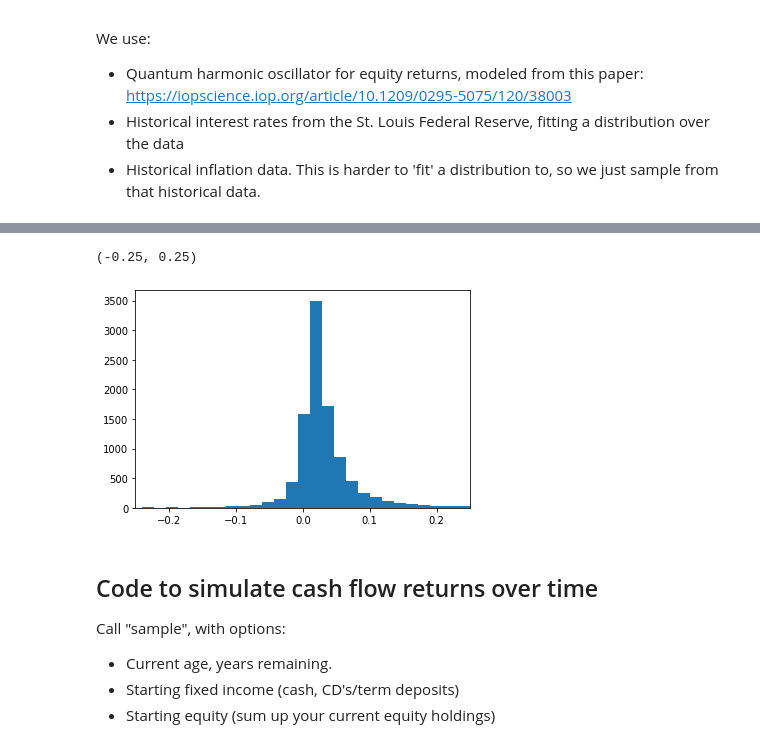
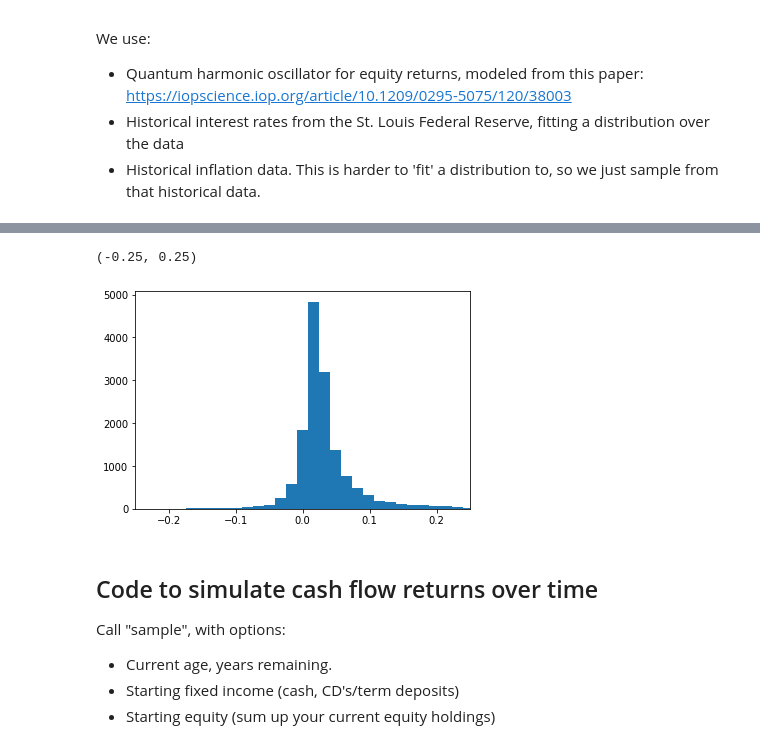
Before and after one commit to 9600dev/mmr, a Jupyter notebook: notebooks/modeling_cash_flows.ipynb, the cells around one changed output, grey strips where cells are left out. Drawn from its saved outputs; the diff is of its cells as text; code cells hidden in the pictures.

```diff
--- a/notebooks/modeling_cash_flows.ipynb
+++ b/notebooks/modeling_cash_flows.ipynb
@@ -291,0 +342,24 @@ pd.DataFrame(equity_distribution_array).describe()
+# %%
+# https://www.officialdata.org/us/stocks/s-p-500/1900
+
+sandp_data = requests.get('https://zd8d32753f2xm110ee.s3.us-west-2.amazonaws.com/sandp1900-2022.csv').text
+monthly_returns = np.array(pd.read_csv(StringIO(sandp_data), parse_dates=['date'])['return'].dropna())
+
+distribution, params = best_fit_distribution(monthly_returns)
+args = params_to_dict(params)
+
+equity_distribution = distribution(*args['args'], scale=args['scale'], loc=args['loc'])
+equity_distribution_rvs = equity_distribution.rvs(15000)
+
+equity_distribution_array = []
+for i in range(15000):
+    start = 100
+    cumulative = 100
+    for j in range(12):
+        r = random.choice(equity_distribution_rvs)
+        cumulative = cumulative + (cumulative * r)
+    equity_distribution_array.append((cumulative - start) / start)
+
+_ = plt.hist(equity_distribution_array, bins=50, density=True)
+
+pd.DataFrame(equity_distribution_array).describe()
@@ -292,18 +377,19 @@ pd.DataFrame(equity_distribution_array).describe()
 # %%
 # inflation data grabbed from the fed originally, and just dropped in as a list
 inflation_data = np.array([0.02,0.09,0.18,0.13,0.1,0.16,-0.12,-0.08,0,-0.02,0.01,0.01,-0.01,0.01,0.01,-0.01,-0.1,-0.09,-0.04,0.01,0,0.02,0.04,0.01,-0.01,0.04,0.06,0.05,0.02,0.01,0.01,0.03,0.09,0.14,0.03,0.03,0.11,0.03,-0.01,0.01,0,0.01,0.03,0.02,0.01,0.01,0.01,0.01,0.02,0.02,0.02,0.04,0.04,0.04,0.05,0.03,0.03,0.05,0.07,0.11,0.11,0.08,0.08,0.09,0.09,0.1,0.12,0.11,0.06,0.04,0.04,0.04,0.04,0.04,0.05,0.05,0.06,0.01,0.02,0,0.02,0.02,0.02,0.01,0.02,0.03,0.03,0.02,0.03,0.02,0.02,0.02,0.02,0.02,0,0.02,0.03,0.02,0.01,0.02,0.01,0.01,0.02,0.02,0.02,0.01,0.03,0.07])
 distribution, params = best_fit_distribution(inflation_data, bins=25)
 
 args = params_to_dict(params)
 inflation_rate_distribution = distribution(*args['args'], scale=args['scale'], loc=args['loc'])
+inflation_rate_array = inflation_rate_distribution.rvs(15000)
 
 fig, ax = plt.subplots()
-_ = ax.hist(inflation_rate_distribution.rvs(10000), bins=200)
+_ = ax.hist(inflation_rate_array, bins=200)
 plt.xlim([-0.25, 0.25])
 plt.show()
 # %% [output]
 (-0.25, 0.25)
-[figure, old version]
+[figure, new version]
 # %% [markdown]
 ## Code to simulate cash flow returns over time
 
```
Also changed, not shown: parts of 7 cells of this notebook, 1 other file.
